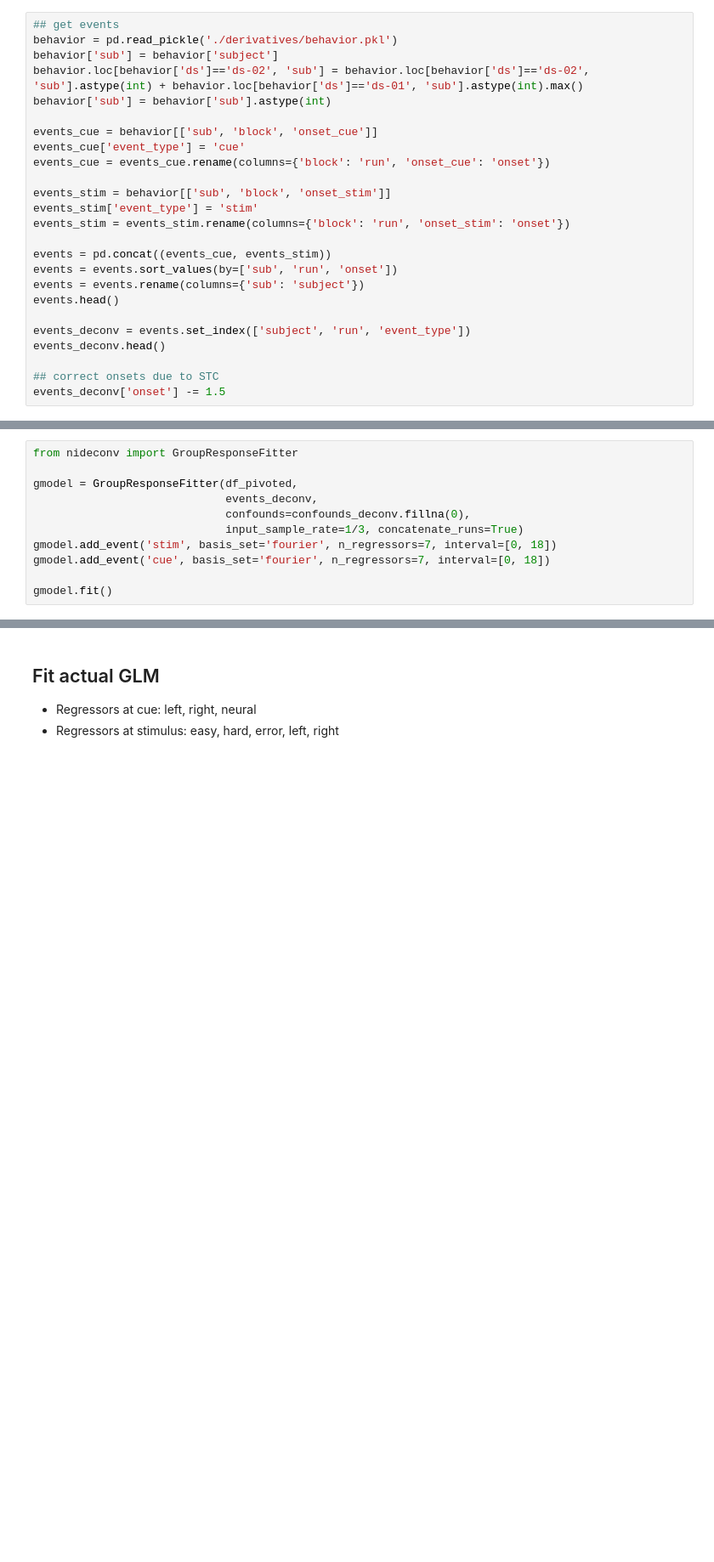
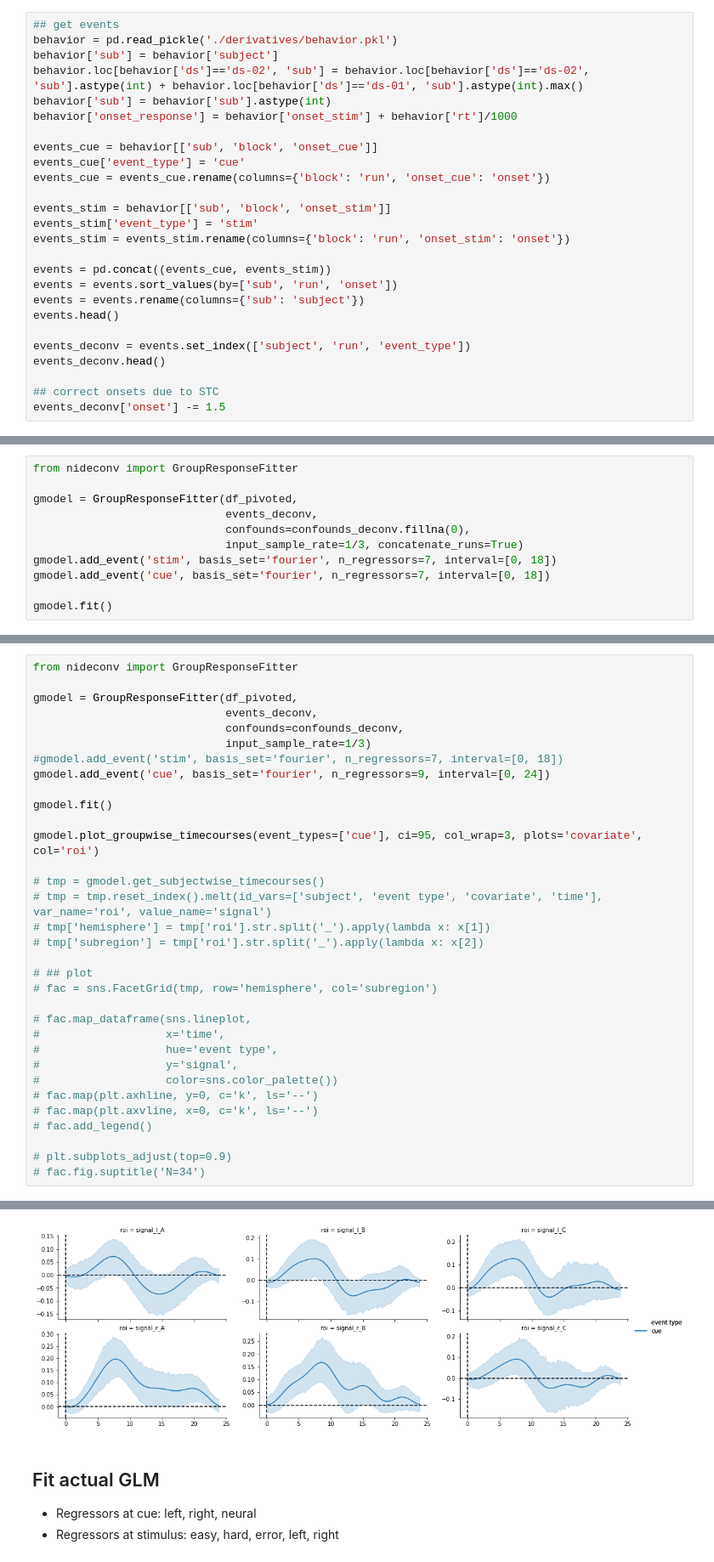
Before and after one commit to StevenM1/STNrep, a Jupyter notebook: Deconvolution.ipynb, the cells around one changed output, grey strips where cells are left out. Shown at 85% size. Cells and saved outputs as stored; diff of their text form; blank space fills up the shorter version.

Commit message:
Updates, multiple GLMs, deconvolve M1

```diff
--- a/Deconvolution.ipynb
+++ b/Deconvolution.ipynb
@@ -61,6 +196,7 @@ behavior = pd.read_pickle('./derivatives/behavior.pkl')
 behavior['sub'] = behavior['subject']
 behavior.loc[behavior['ds']=='ds-02', 'sub'] = behavior.loc[behavior['ds']=='ds-02', 'sub'].astype(int) + behavior.loc[behavior['ds']=='ds-01', 'sub'].astype(int).max()
 behavior['sub'] = behavior['sub'].astype(int)
+behavior['onset_response'] = behavior['onset_stim'] + behavior['rt']/1000
 
 events_cue = behavior[['sub', 'block', 'onset_cue']]
 events_cue['event_type'] = 'cue'
@@ -215,0 +371,34 @@ Text(0.5, 0.98, 'N=34')
+# %%
+from nideconv import GroupResponseFitter
+
+gmodel = GroupResponseFitter(df_pivoted,
+                             events_deconv,
+                             confounds=confounds_deconv,
+                             input_sample_rate=1/3)
+#gmodel.add_event('stim', basis_set='fourier', n_regressors=7, interval=[0, 18])
+gmodel.add_event('cue', basis_set='fourier', n_regressors=9, interval=[0, 24])
+
+gmodel.fit()
+
+gmodel.plot_groupwise_timecourses(event_types=['cue'], ci=95, col_wrap=3, plots='covariate', col='roi')
+
+# tmp = gmodel.get_subjectwise_timecourses()
+# tmp = tmp.reset_index().melt(id_vars=['subject', 'event type', 'covariate', 'time'], var_name='roi', value_name='signal')
+# tmp['hemisphere'] = tmp['roi'].str.split('_').apply(lambda x: x[1])
+# tmp['subregion'] = tmp['roi'].str.split('_').apply(lambda x: x[2])
+
+# ## plot
+# fac = sns.FacetGrid(tmp, row='hemisphere', col='subregion')
+
+# fac.map_dataframe(sns.lineplot,
+#                   x='time',
+#                   hue='event type',
+#                   y='signal',
+#                   color=sns.color_palette())
+# fac.map(plt.axhline, y=0, c='k', ls='--')
+# fac.map(plt.axvline, x=0, c='k', ls='--')
+# fac.add_legend()
+
+# plt.subplots_adjust(top=0.9)
+# fac.fig.suptitle('N=34')
+# %% [output]
@@ -216,3 +406,4 @@ Text(0.5, 0.98, 'N=34')
+[figure, added]
 # %% [markdown]
 ## Fit actual GLM
 - Regressors at cue: left, right, neural
```
Also changed, not shown: parts of 20 cells of this notebook, 4 other files.
